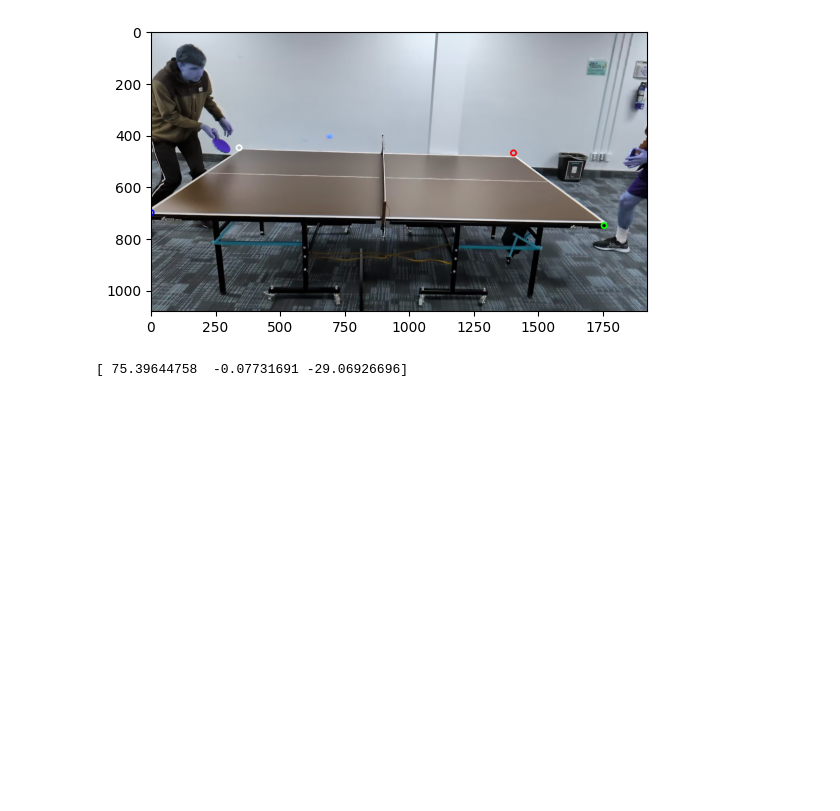
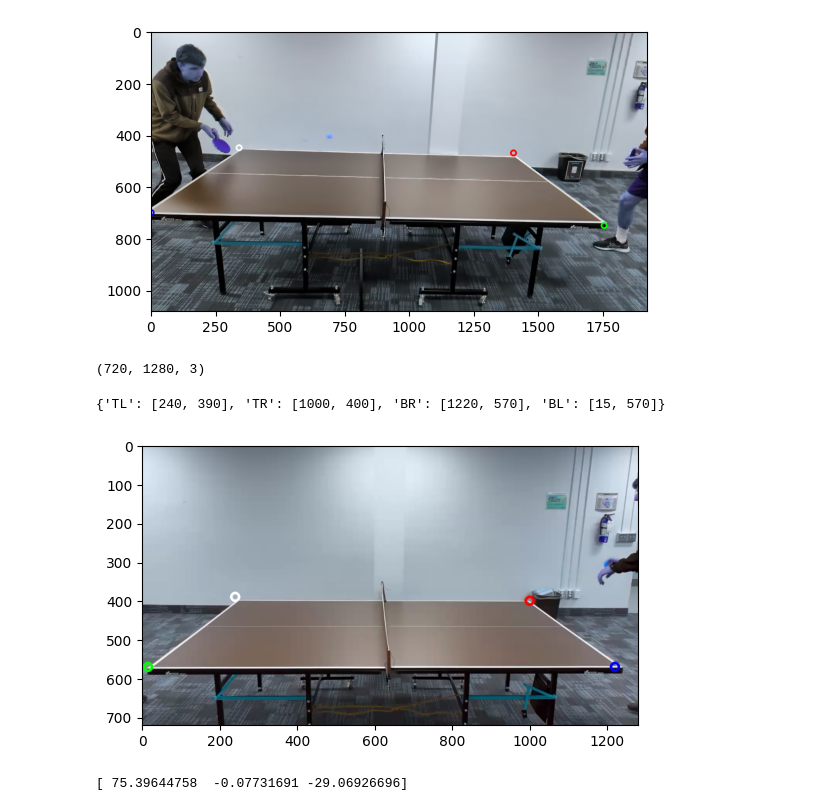
Before and after one commit to EitanTreiger/Ping-Pong, a Jupyter notebook: table_distance_calculation.ipynb, the cells around one changed output. Drawn from its saved outputs; the diff is of its cells as text; code cells hidden in the pictures; blank space fills up the shorter version.

```diff
--- a/table_distance_calculation.ipynb
+++ b/table_distance_calculation.ipynb
@@ -181,6 +181,24 @@ corners
 (1080, 1920, 3)
 {'TL': [340, 450], 'TR': [1400, 470], 'BR': [0, 700], 'BL': [1750, 750]}
 [figure]
+# %%
+cap = cv2.VideoCapture("calibrated1.mp4")
+ret, image = cap.read()
+corners = [[240, 390], [1000, 400], [1220, 570], [15, 570]]
+# corners = [[x, 720 - y] for x, y in corners]
+draw_image = image.copy()
+colors = [(255, 255, 255), (255, 0, 0), (0, 0, 255), (0, 255, 0)]
+for color, corner in zip(colors, corners):
+    draw_image = cv2.circle(draw_image, corner, 10, color, 5)
+plt.imshow(draw_image)
+print(image.shape)
+
+corners = {"TL" : corners[0], "TR" : corners[1], "BR" : corners[2], "BL" : corners[3]}
+corners
+# %% [output]
+(720, 1280, 3)
+{'TL': [240, 390], 'TR': [1000, 400], 'BR': [1220, 570], 'BL': [15, 570]}
+[figure, added]
 # %%
 from scipy.spatial.transform import Rotation
 q = [0.591797947883606, -0.15398257970809937, -0.1981748789548874, 0.7660230398178101]
```
Also changed, not shown: 10 other files.
